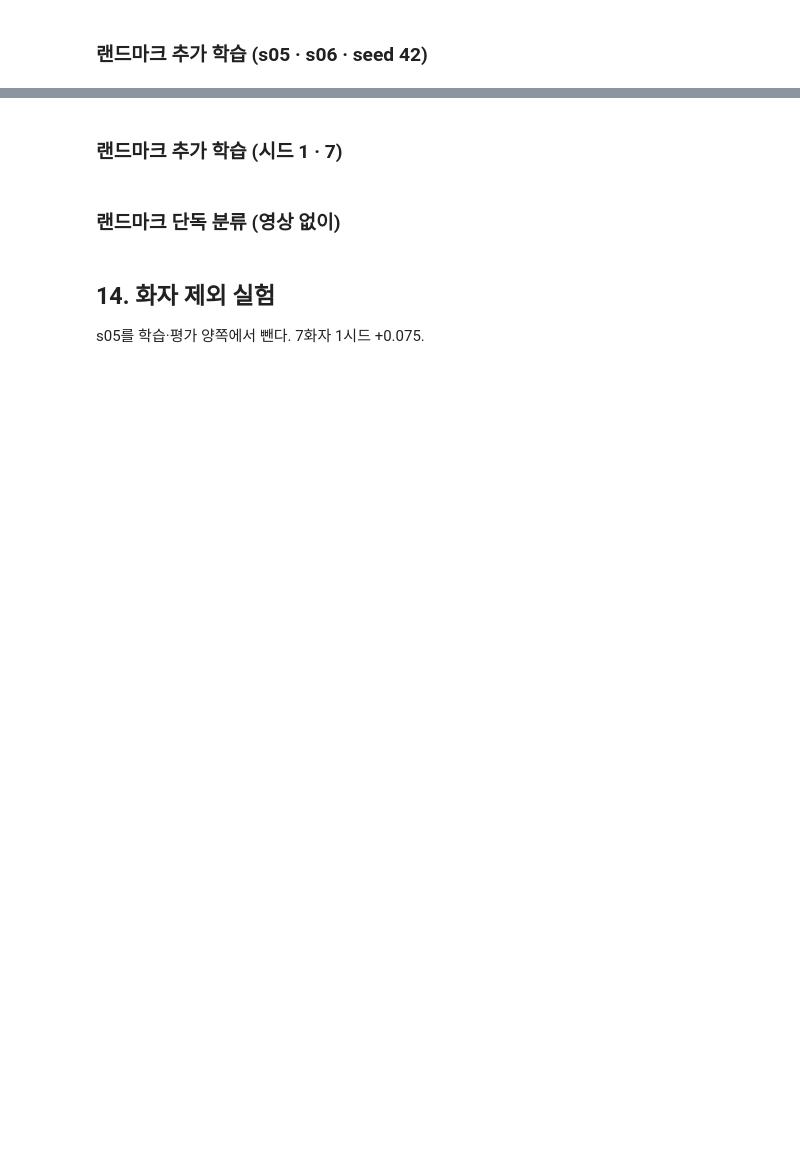
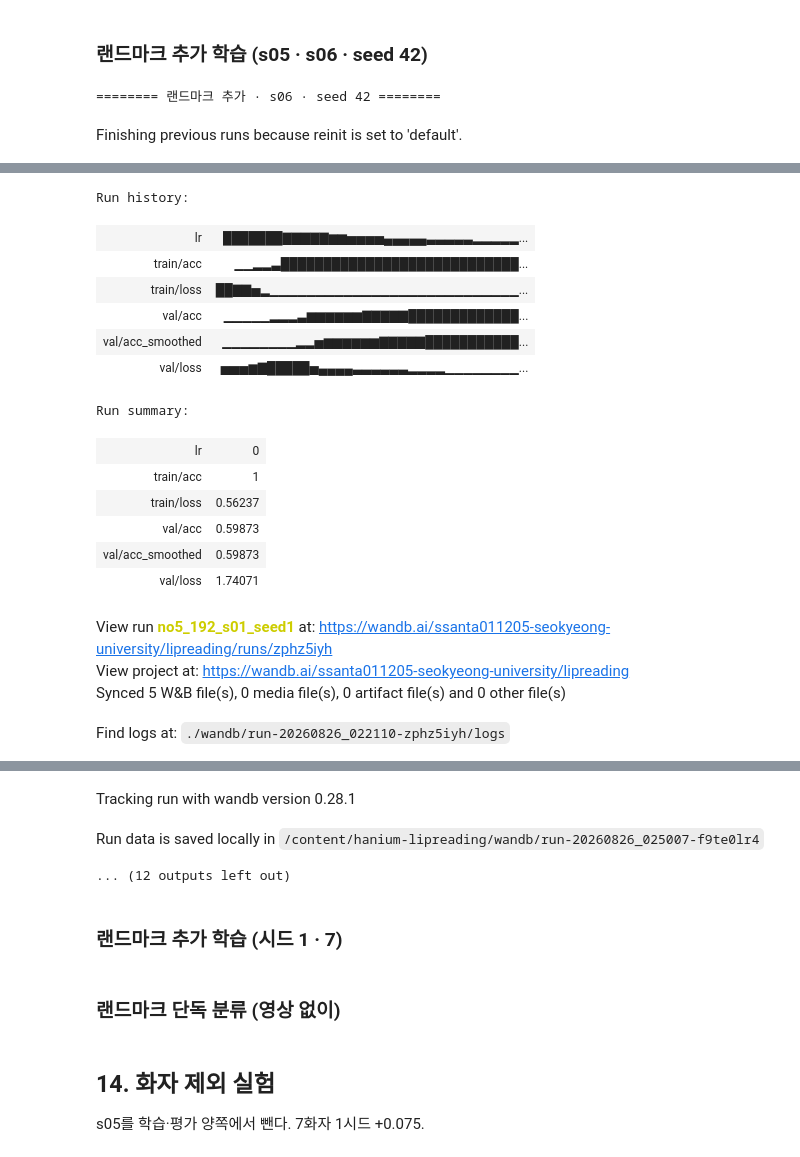
Before and after one commit to HumanRhoid/hanium-lipreading, a Jupyter notebook: notebooks/colab_pipeline.ipynb, the cells around one changed output, grey strips where cells are left out. Saved outputs shown, nothing was run; the diff lists cells and outputs as text; code cells hidden in the pictures; blank space fills up the shorter version.

```diff
--- a/notebooks/colab_pipeline.ipynb
+++ b/notebooks/colab_pipeline.ipynb
@@ -827,8 +845,26 @@ print("패치 적용 완료")
 # %% [markdown]
 ### 랜드마크 추가 학습 (s05 · s06 · seed 42)
+# %%
+def collect_errors_aux(model, loader, device, amp=False):
+    model.eval()
+    counts, total = {}, 0
+    with torch.no_grad():
+        for frames, aux, labels in loader:
+            frames = frames.to(device, non_blocking=True)
+            aux = aux.to(device, non_blocking=True)
+            labels = labels.to(device, non_blocking=True)
+            with torch.autocast("cuda", dtype=torch.bfloat16, enabled=amp):
+                predicted = model(frames, aux).argmax(dim=1)
+            for t, p in zip(labels.tolist(), predicted.tolist()):
+                total += 1
+                if t != p:
+                    counts[(t, p)] = counts.get((t, p), 0) + 1
+    return [[t, p, n] for (t, p), n in sorted(counts.items())], total
+
+T.collect_errors = collect_errors_aux
 # %%
 res = []
-for sp in ["s05", "s06"]:
+for sp in ["s06"]:
     print("")
     print("======== 랜드마크 추가 ·", sp, "· seed 42 ========")
     acc = T.train(
@@ -844,3 +880,6 @@ for sp in ["s05", "s06"]:
 print("")
 print("좌표 못 찾은 클립:", len(set(MISS)))
 # end
+# %% [output]
+======== 랜드마크 추가 · s06 · seed 42 ========
+Finishing previous runs because reinit is set to 'default'.
@@ -846,0 +887,18 @@ print("좌표 못 찾은 클립:", len(set(MISS)))
+Run history:
+| lr | ███████▇▇▇▇▇▆▆▅▅▅▅▄▄▄▄▄▃▃▃▃▃▂▂▂▂▂... |
+| train/acc | ▁▁▂▂▃████████████████████████████... |
+| train/loss | ██▇▇▅▂▁▁▁▁▁▁▁▁▁▁▁▁▁▁▁▁▁▁▁▁▁▁▁▁▁▁▁... |
+| val/acc | ▁▁▁▁▁▂▂▂▃▆▆▆▆▆▆▇▇▇▇▇█████████████... |
+| val/acc_smoothed | ▁▁▁▁▁▁▁▁▂▂▅▆▆▆▆▆▆▇▇▇▇▇███████████... |
+| val/loss | ▅▅▅▆▇█████▅▄▄▄▄▃▃▃▃▃▃▂▂▂▂▁▁▁▁▁▁▁▁... |
+Run summary:
+| lr | 0 |
+| train/acc | 1 |
+| train/loss | 0.56237 |
+| val/acc | 0.59873 |
+| val/acc_smoothed | 0.59873 |
+| val/loss | 1.74071 |
+View run no5_192_s01_seed1 at: https://wandb.ai/ssanta011205-seokyeong-university/lipreading/runs/zphz5iyh
+View project at: https://wandb.ai/ssanta011205-seokyeong-university/lipreading
+Synced 5 W&B file(s), 0 media file(s), 0 artifact file(s) and 0 other file(s)
+Find logs at: ./wandb/run-20260826_022110-zphz5iyh/logs
@@ -847,2 +906,5 @@ print("좌표 못 찾은 클립:", len(set(MISS)))
+Tracking run with wandb version 0.28.1
+Run data is saved locally in /content/hanium-lipreading/wandb/run-20260826_025007-f9te0lr4
+... (12 outputs left out)
 # %% [markdown]
 ### 랜드마크 추가 학습 (시드 1 · 7)
```
Also changed, not shown: parts of 14 cells of this notebook.
